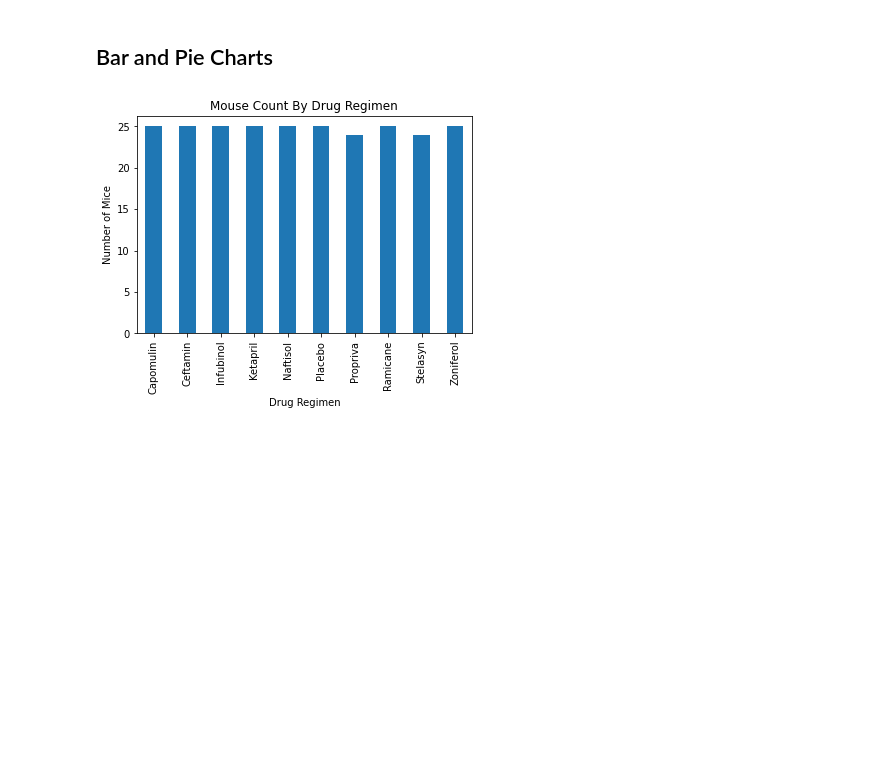
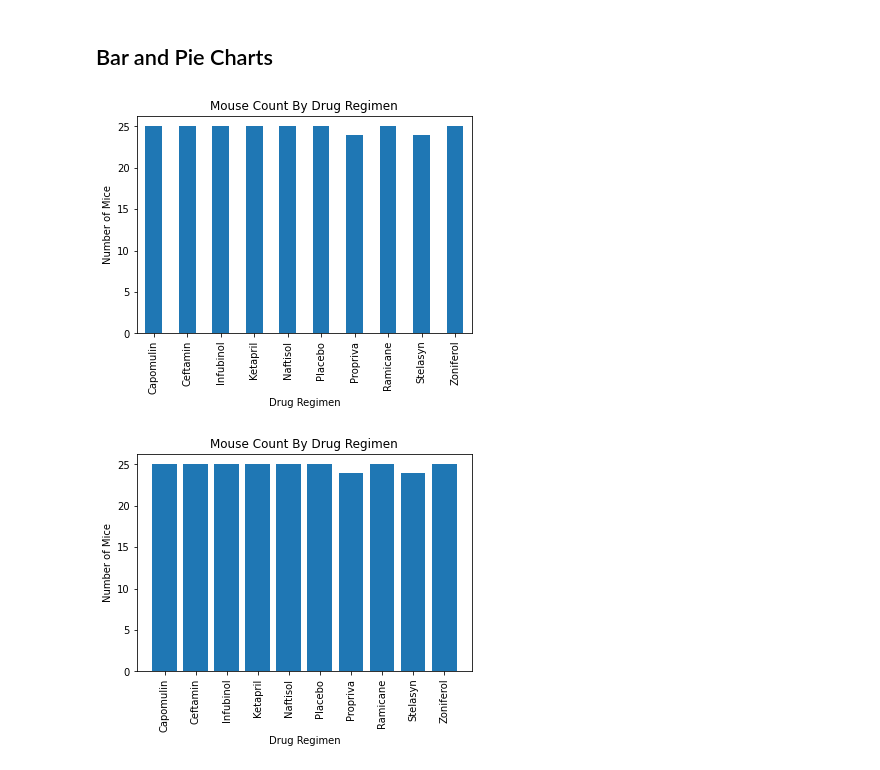
Before and after one commit to nconnel4/matplotlib-challenge, a Jupyter notebook: notebooks/pymaceuticals.ipynb, the cells around one changed output. Drawn from its saved outputs; the diff is of its cells as text; code cells hidden in the pictures; blank space fills up the shorter version.

```diff
--- a/notebooks/pymaceuticals.ipynb
+++ b/notebooks/pymaceuticals.ipynb
@@ -71,11 +71,20 @@ drug_summary_df
 ## Bar and Pie Charts
 # %%
 mice_per_trial = study_data_df.groupby('Drug Regimen')['Mouse ID'].nunique()
-mice_per_trial
 
-mice_per_trial.plot.bar(rot=90, title='Mouse Count By Drug Regimen')
+#plot using pandas
+mice_per_trial.plot(kind='bar', rot=90, title='Mouse Count By Drug Regimen')
 plt.xlabel('Drug Regimen')
 plt.ylabel('Number of Mice')
 plt.show()
+
+# plot using matplotlib
+plt.bar(mice_per_trial.index, mice_per_trial)
+plt.xlabel('Drug Regimen')
+plt.ylabel('Number of Mice')
+plt.title('Mouse Count By Drug Regimen')
+plt.xticks(rotation=90)
+plt.show()
 # %% [output]
 [figure]
+[figure, added]
```
Also changed, not shown: parts of 1 cell of this notebook.
